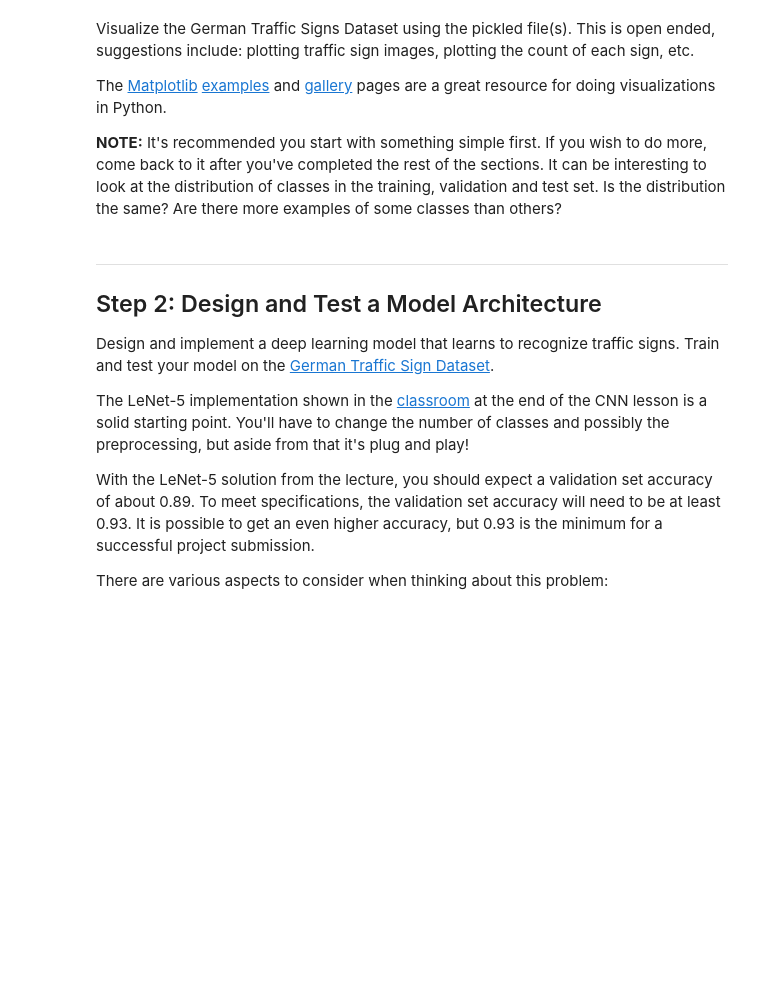
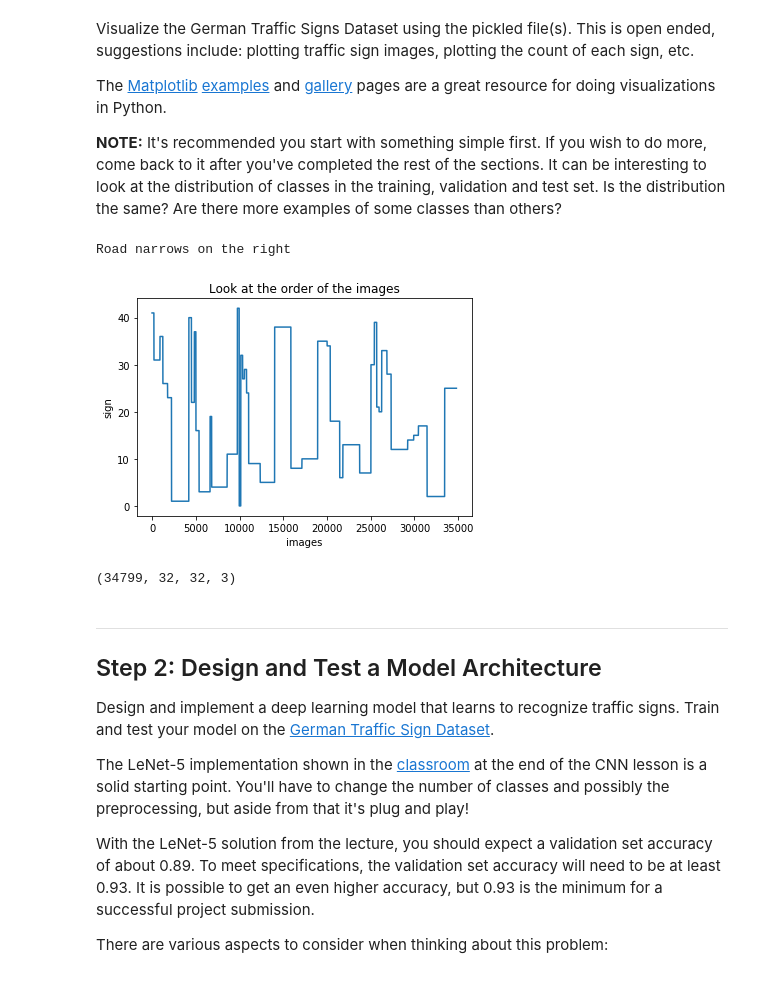
Before and after one commit to malnakli/CarND-Traffic-Sign-Classifier-Project, a Jupyter notebook: Traffic_Sign_Classifier.ipynb, the cells around one changed output. Drawn from its saved outputs; the diff is of its cells as text; code cells hidden in the pictures; blank space fills up the shorter version.

```diff
--- a/Traffic_Sign_Classifier.ipynb
+++ b/Traffic_Sign_Classifier.ipynb
@@ -126,3 +108,44 @@ import matplotlib.pyplot as plt
+# %%
+### Data exploration visualization code goes here.
+### Feel free to use as many code cells as needed.
+
+
+df_train = pd.DataFrame([train], columns=train.keys())
+count_of_each_sign =  pd.Series.value_counts(df_train["labels"][0])
+map_sign = pd.DataFrame.from_csv(path="./signnames.csv")['SignName']
+
+# access the signName
+print(map_sign[24])
+
+# show data
+plt.plot(np.arange(n_train),df_train["labels"][0])
+plt.xlabel('images')
+plt.ylabel('sign')
+plt.title('Look at the order of the images')
+plt.show()
+
+
+
+#pdb.set_trace()
+# %% [output]
+Road narrows on the right
+[figure, added]
+# %%
+# show image
+image_width = train["features"].shape[1]
+image_height = train["features"].shape[2]
+output_image = train["features"]
+print( train["features"].shape)
+# taken from stackoverflow
+fig = plt.figure(figsize=(32, 32))
+for i in range(200):
+    sub = fig.add_subplot(50, 4, i + 1)
+    sub.imshow(output_image[i,:,:,:])
+
+#img=mpimg.imread(df_train["features"][0][0])
+# img.show()
+# %% [output]
+(34799, 32, 32, 3)
 # %% [markdown]
 ----
 
```
Also changed, not shown: parts of 5 cells of this notebook.
